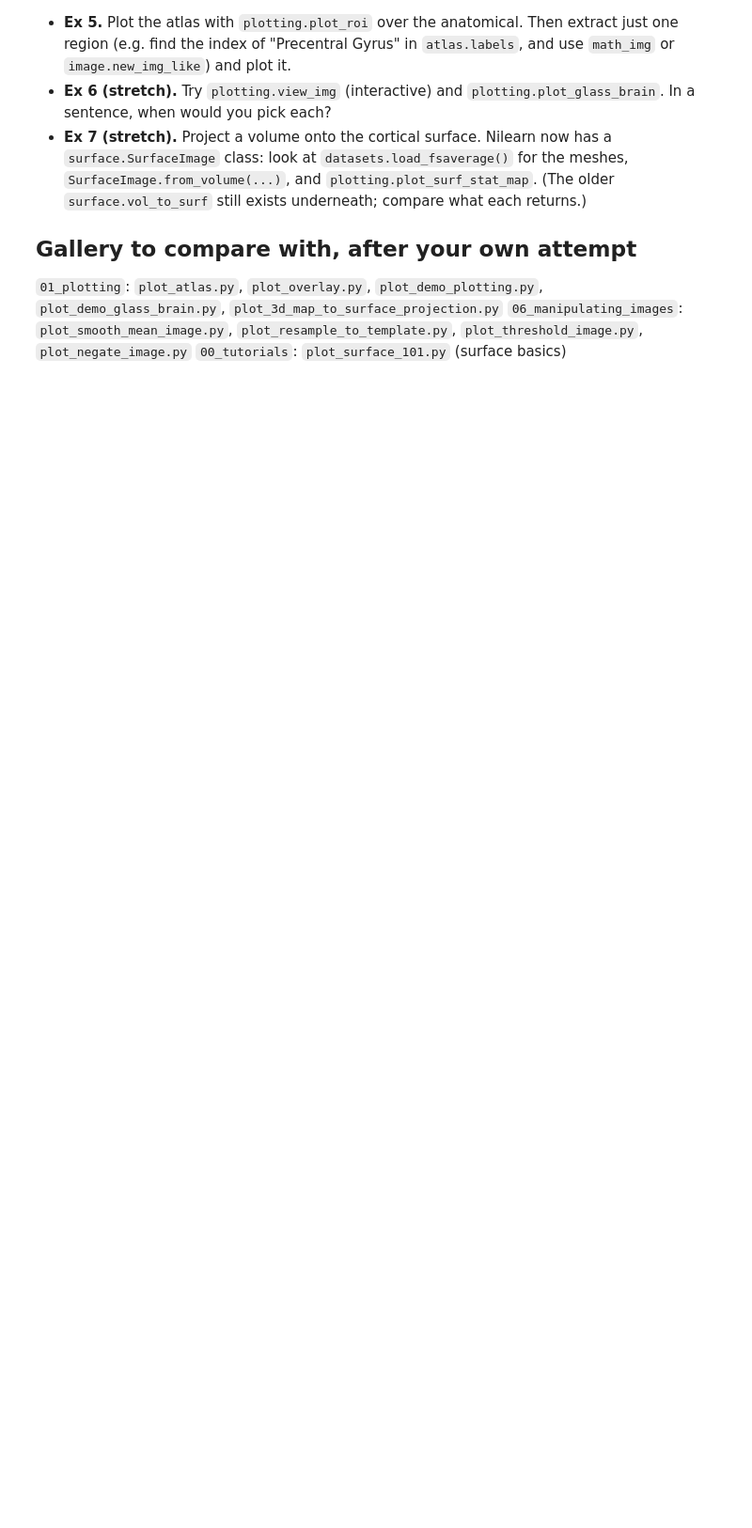
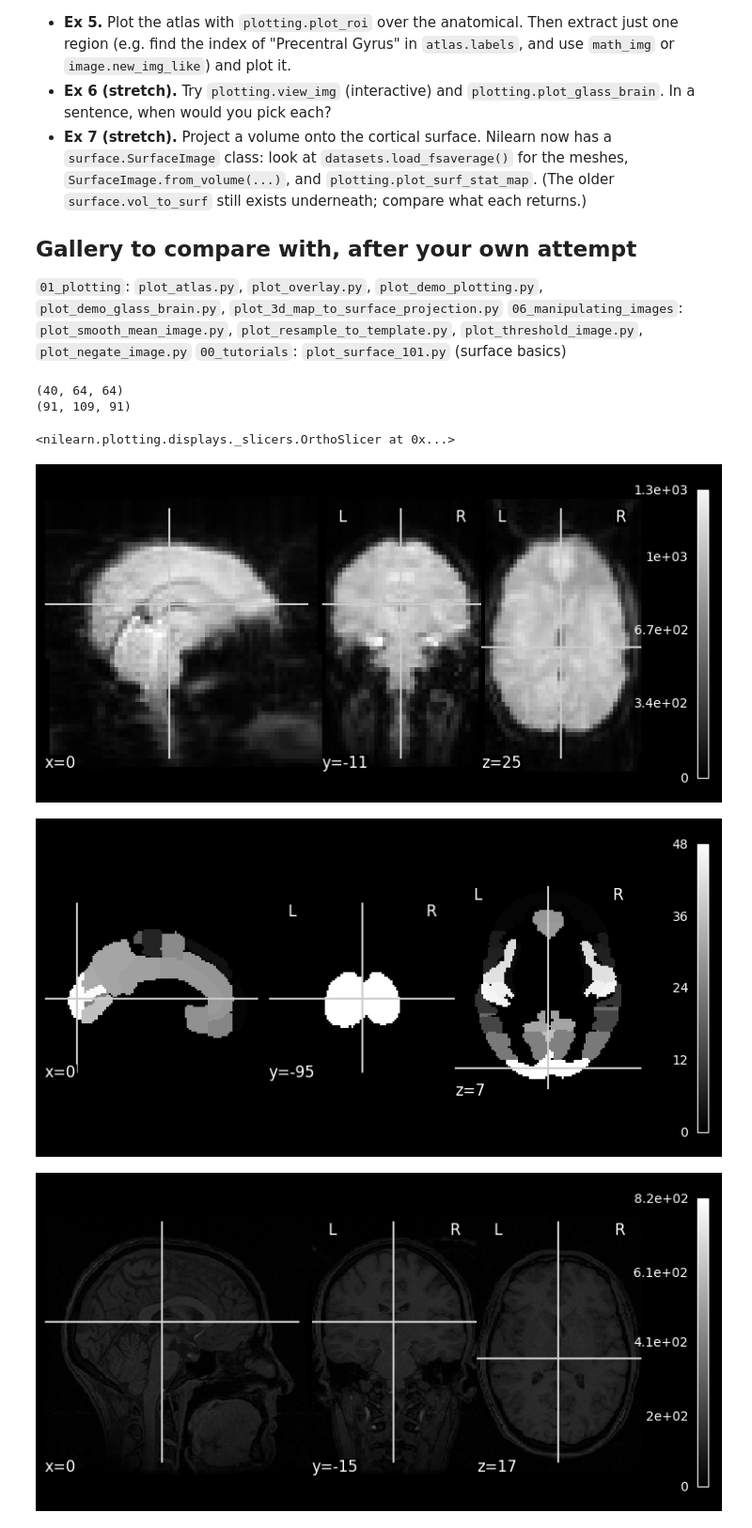
Before and after one commit to theknuckle/nilearn-crash-course, a Jupyter notebook: 01_images_and_plotting.ipynb, the cells around one changed output. Shown at 94% size. Drawn from its saved outputs; the diff is of its cells as text; code cells hidden in the pictures; blank space fills up the shorter version.

Commit message:
Complete images and plotting

```diff
--- a/01_images_and_plotting.ipynb
+++ b/01_images_and_plotting.ipynb
@@ -35,3 +43,23 @@ print(atlas.keys())
 `00_tutorials`: `plot_surface_101.py` (surface basics)
 # %%
 # Ex 1
+haxby_func_image = image.load_img(haxby['func'])
+haxby_anat_image = image.load_img(haxby['anat'])
+
+atlas_func_image = image.load_img(atlas['maps'])
+# %%
+print(nilearn.image.index_img(haxby_func_image,1).shape)
+print(atlas_func_image.shape)
+#Seems like the atlas data set is has finer resolution
+# %% [output]
+(40, 64, 64)
+(91, 109, 91)
+# %%
+nilearn.plotting.plot_epi(nilearn.image.index_img(haxby_func_image,1))
+nilearn.plotting.plot_epi(atlas_func_image)
+nilearn.plotting.plot_anat(haxby_anat_image)
+# %% [output]
+<nilearn.plotting.displays._slicers.OrthoSlicer at 0x...>
+[figure, added]
+[figure, added]
+[figure, added]
```
Also changed, not shown: parts of 11 cells of this notebook.
